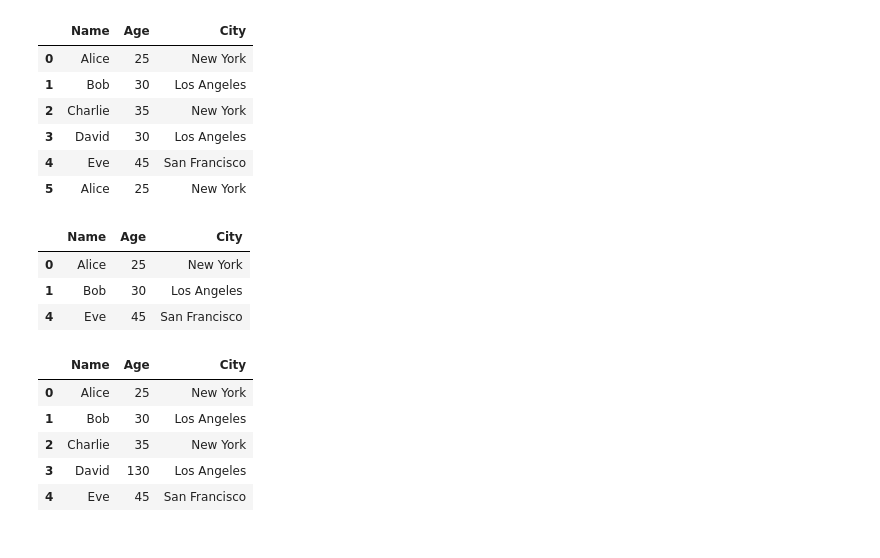
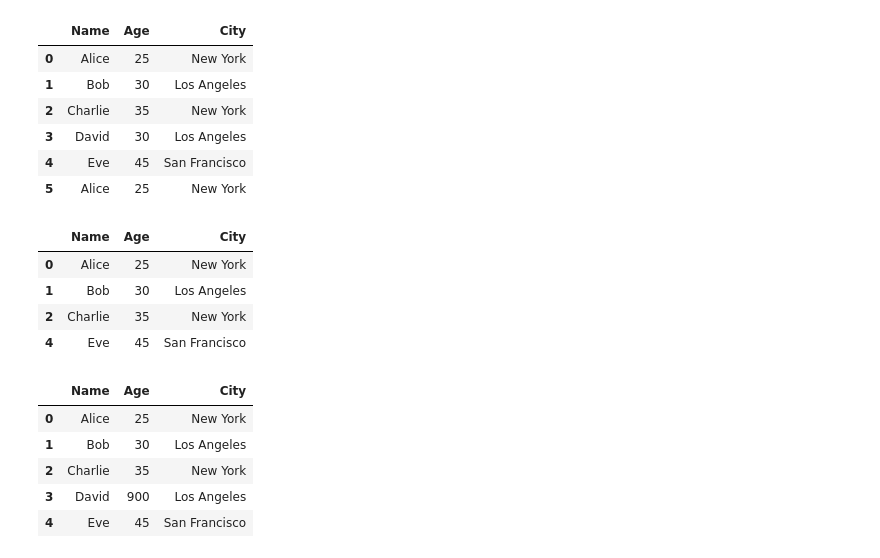
Before and after one commit to BeelzebubCode/Python-Tutorial, a Jupyter notebook: 66310837/Machine_Learning/IntroToPandas01.ipynb, the cells around one changed output. Cells and saved outputs as stored; diff of their text form; code cells hidden in the pictures.

```diff
--- a/66310837/Machine_Learning/IntroToPandas01.ipynb
+++ b/66310837/Machine_Learning/IntroToPandas01.ipynb
@@ -588,18 +719,19 @@ df
 | 4 | Eve | 45 | San Francisco |
 | 5 | Alice | 25 | New York |
 # %%
-df = df.drop_duplicates(subset=["City"])
+df = df.drop_duplicates(subset=["Age"], inplace=False)
 df
 # %% [output]
 |  | Name | Age | City |
 | 0 | Alice | 25 | New York |
 | 1 | Bob | 30 | Los Angeles |
+| 2 | Charlie | 35 | New York |
 | 4 | Eve | 45 | San Francisco |
 # %%
 # Sample DataFrame with outliers
 df = pd.DataFrame({
     'Name': ['Alice', 'Bob', 'Charlie', 'David', 'Eve'],
-    'Age': [25, 30, 35, 130, 45],  # Age 130 is an outlier
+    'Age': [25, 30, 35, 900, 45],  # Age 130 is an outlier
     'City': ['New York', 'Los Angeles', 'New York', 'Los Angeles', 'San Francisco']
 })
 
@@ -609,6 +741,6 @@ df
 | 0 | Alice | 25 | New York |
 | 1 | Bob | 30 | Los Angeles |
 | 2 | Charlie | 35 | New York |
-| 3 | David | 130 | Los Angeles |
+| 3 | David | 900 | Los Angeles |
 | 4 | Eve | 45 | San Francisco |
 # %%
```
Also changed, not shown: parts of 29 cells of this notebook.
